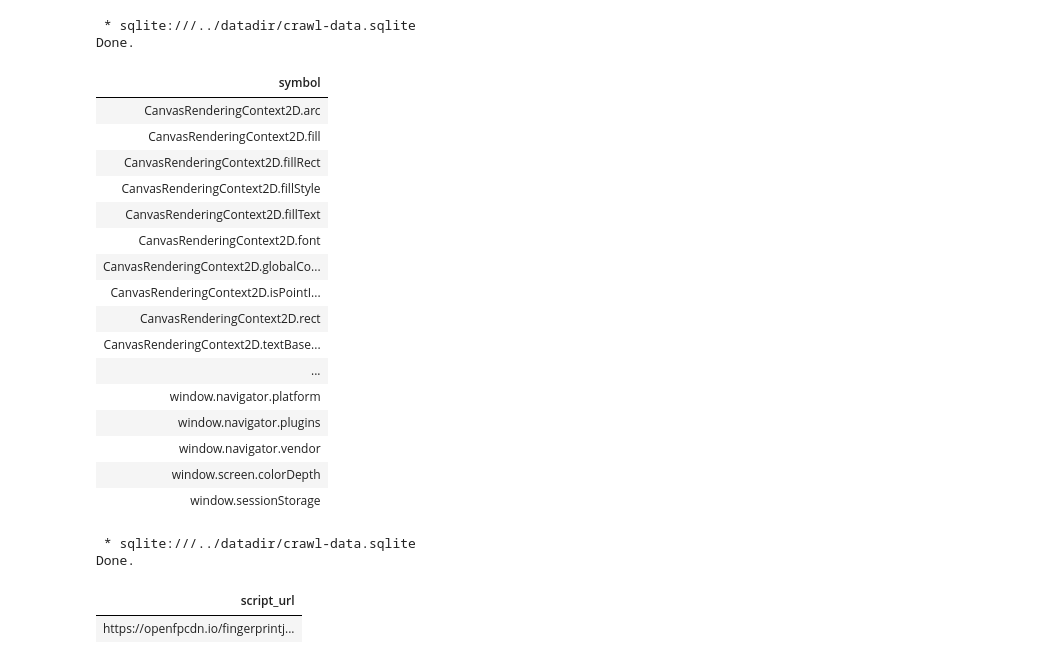
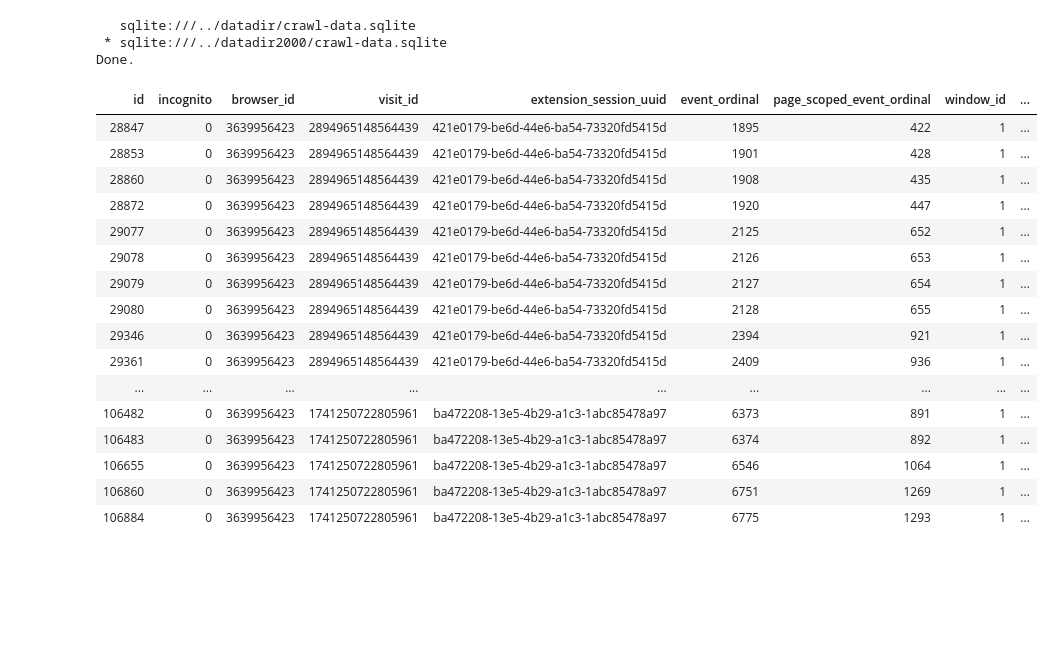
Before and after one commit to tim-stephenson/OpenWPM-Data-Analytics, a Jupyter notebook: basic_queries.ipynb, the cells around one changed output. Drawn from its saved outputs; the diff is of its cells as text; code cells hidden in the pictures; blank space fills up the shorter version.

Commit message:
finshed canvas query

```diff
--- a/basic_queries.ipynb
+++ b/basic_queries.ipynb
@@ -35,35 +50,32 @@ Done.
 # %%
-%%sql
-SELECT symbol
-FROM javascript
-GROUP BY symbol
+# %%sql
+# SELECT script_url
+# FROM javascript
+# GROUP BY script_url
-# %% [output]
- * sqlite:///../datadir/crawl-data.sqlite
-Done.
-| symbol |
-| CanvasRenderingContext2D.arc |
-| CanvasRenderingContext2D.fill |
-| CanvasRenderingContext2D.fillRect |
-| CanvasRenderingContext2D.fillStyle |
-| CanvasRenderingContext2D.fillText |
-| CanvasRenderingContext2D.font |
-| CanvasRenderingContext2D.globalCo... |
-| CanvasRenderingContext2D.isPointI... |
-| CanvasRenderingContext2D.rect |
-| CanvasRenderingContext2D.textBase... |
-| ... |
-| window.navigator.platform |
-| window.navigator.plugins |
-| window.navigator.vendor |
-| window.screen.colorDepth |
-| window.sessionStorage |
 # %%
 %%sql
-SELECT script_url
+SELECT *
 FROM javascript
-GROUP BY script_url
+WHERE symbol = "CanvasRenderingContext2D.getImageData"
+LIMIT 10
 # %% [output]
- * sqlite:///../datadir/crawl-data.sqlite
+   sqlite:///../datadir/crawl-data.sqlite
+ * sqlite:///../datadir2000/crawl-data.sqlite
 Done.
-| script_url |
-| https://openfpcdn.io/fingerprintj... |
+| id | incognito | browser_id | visit_id | extension_session_uuid | event_ordinal | page_scoped_event_ordinal | window_id | ... |
+| 28847 | 0 | 3639956423 | 2894965148564439 | 421e0179-be6d-44e6-ba54-73320fd5415d | 1895 | 422 | 1 | ... |
+| 28853 | 0 | 3639956423 | 2894965148564439 | 421e0179-be6d-44e6-ba54-73320fd5415d | 1901 | 428 | 1 | ... |
+| 28860 | 0 | 3639956423 | 2894965148564439 | 421e0179-be6d-44e6-ba54-73320fd5415d | 1908 | 435 | 1 | ... |
+| 28872 | 0 | 3639956423 | 2894965148564439 | 421e0179-be6d-44e6-ba54-73320fd5415d | 1920 | 447 | 1 | ... |
+| 29077 | 0 | 3639956423 | 2894965148564439 | 421e0179-be6d-44e6-ba54-73320fd5415d | 2125 | 652 | 1 | ... |
+| 29078 | 0 | 3639956423 | 2894965148564439 | 421e0179-be6d-44e6-ba54-73320fd5415d | 2126 | 653 | 1 | ... |
+| 29079 | 0 | 3639956423 | 2894965148564439 | 421e0179-be6d-44e6-ba54-73320fd5415d | 2127 | 654 | 1 | ... |
+| 29080 | 0 | 3639956423 | 2894965148564439 | 421e0179-be6d-44e6-ba54-73320fd5415d | 2128 | 655 | 1 | ... |
+| 29346 | 0 | 3639956423 | 2894965148564439 | 421e0179-be6d-44e6-ba54-73320fd5415d | 2394 | 921 | 1 | ... |
+| 29361 | 0 | 3639956423 | 2894965148564439 | 421e0179-be6d-44e6-ba54-73320fd5415d | 2409 | 936 | 1 | ... |
+| ... | ... | ... | ... | ... | ... | ... | ... | ... |
+| 106482 | 0 | 3639956423 | 1741250722805961 | ba472208-13e5-4b29-a1c3-1abc85478a97 | 6373 | 891 | 1 | ... |
+| 106483 | 0 | 3639956423 | 1741250722805961 | ba472208-13e5-4b29-a1c3-1abc85478a97 | 6374 | 892 | 1 | ... |
+| 106655 | 0 | 3639956423 | 1741250722805961 | ba472208-13e5-4b29-a1c3-1abc85478a97 | 6546 | 1064 | 1 | ... |
+| 106860 | 0 | 3639956423 | 1741250722805961 | ba472208-13e5-4b29-a1c3-1abc85478a97 | 6751 | 1269 | 1 | ... |
+| 106884 | 0 | 3639956423 | 1741250722805961 | ba472208-13e5-4b29-a1c3-1abc85478a97 | 6775 | 1293 | 1 | ... |
```
Also changed, not shown: parts of 12 cells of this notebook.
